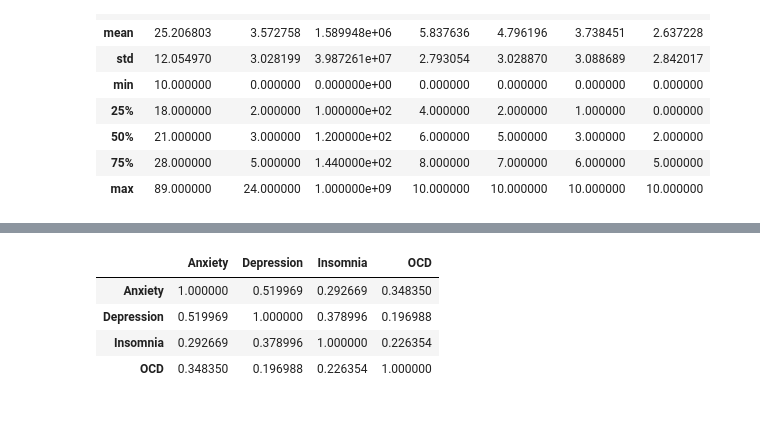
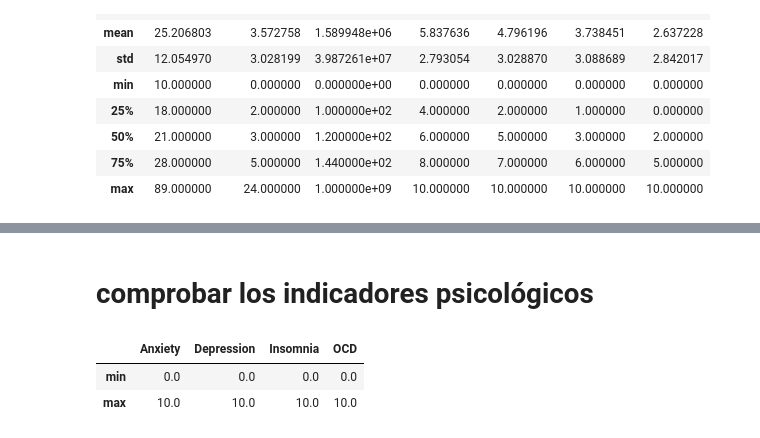
Before and after one commit to ORTZI15/musica_y_subconsciente, a Jupyter notebook: src/notebooks/00_Exploracion_inicial.ipynb, the cells around one changed output, grey strips where cells are left out. Drawn from its saved outputs; the diff is of its cells as text; code cells hidden in the pictures.

```diff
--- a/src/notebooks/00_Exploracion_inicial.ipynb
+++ b/src/notebooks/00_Exploracion_inicial.ipynb
@@ -103,8 +469,10 @@ Name: count, dtype: int64
+# %% [markdown]
+# comprobar los indicadores psicológicos
 # %%
-df[['Anxiety', 'Depression', 'Insomnia', 'OCD']].corr()
+indicadores = ["Anxiety", "Depression", "Insomnia", "OCD"]
+
+df[indicadores].agg(["min", "max"])
 # %% [output]
 |  | Anxiety | Depression | Insomnia | OCD |
-| Anxiety | 1.000000 | 0.519969 | 0.292669 | 0.348350 |
-| Depression | 0.519969 | 1.000000 | 0.378996 | 0.196988 |
-| Insomnia | 0.292669 | 0.378996 | 1.000000 | 0.226354 |
-| OCD | 0.348350 | 0.196988 | 0.226354 | 1.000000 |
+| min | 0.0 | 0.0 | 0.0 | 0.0 |
+| max | 10.0 | 10.0 | 10.0 | 10.0 |
```
Also changed, not shown: parts of 48 cells of this notebook, 2 other files.
